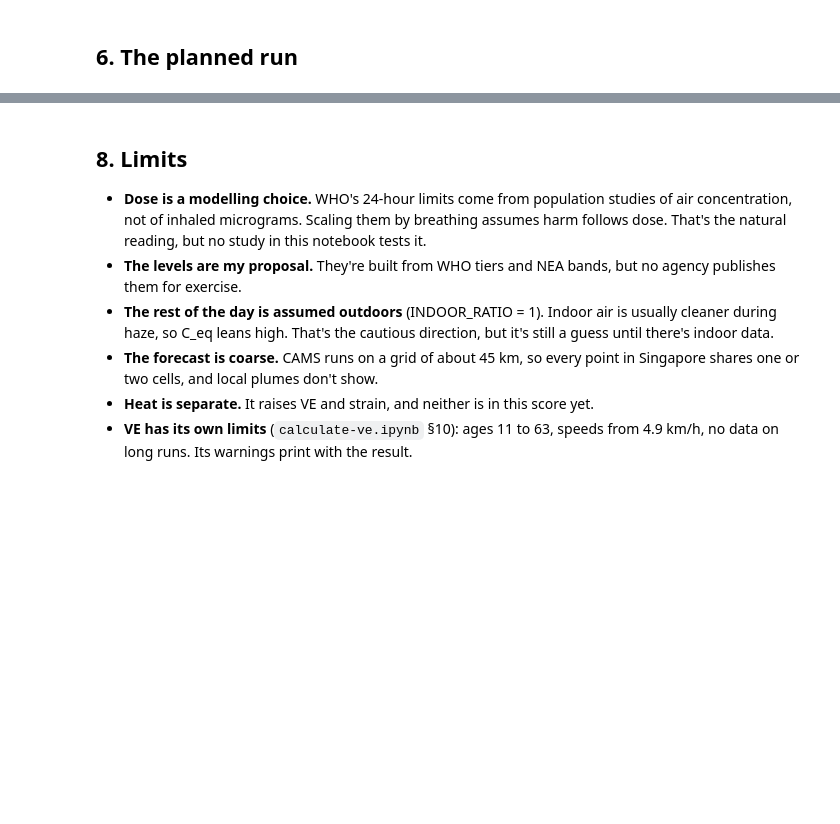
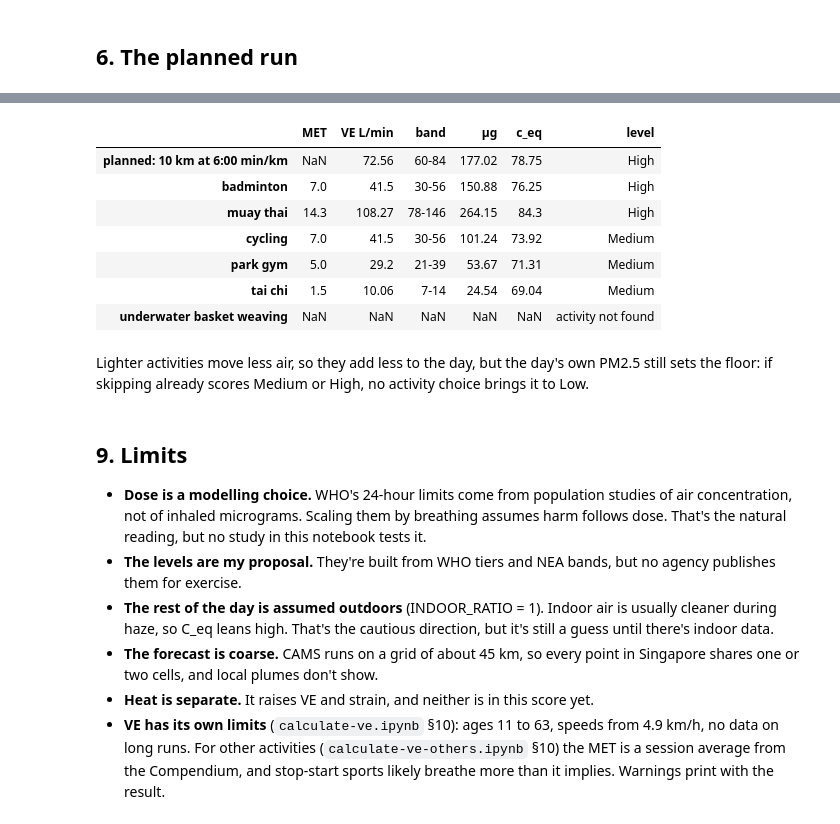
Before and after one commit to holmns/ibm-z, a Jupyter notebook: assess-risk.ipynb, the cells around one changed output, grey strips where cells are left out. Drawn from its saved outputs; the diff is of its cells as text; code cells hidden in the pictures; blank space fills up the shorter version.

```diff
--- a/assess-risk.ipynb
+++ b/assess-risk.ipynb
@@ -359,5 +403,38 @@ How to read the options, whatever the forecast:
+# %%
+others = [{"activity": "badminton", "intensity": "moderate", "minutes": 90},
+          {"activity": "muay thai", "intensity": "vigorous", "minutes": 60},
+          {"activity": "cycling", "intensity": "moderate", "minutes": 60},
+          {"activity": "park gym", "intensity": "moderate", "minutes": 45},
+          {"activity": "tai chi", "intensity": "light", "minutes": 60},
+          {"activity": "underwater basket weaving", "intensity": "moderate", "minutes": 60}]
+rows = {}
+for p in others:
+    if resolve_activity(p["activity"], p["intensity"]) is None:
+        rows[p["activity"]] = {"activity": "", "level": "activity not found"}
+        continue
+    r = run_risk(p, start)
+    rows[p["activity"]] = {"activity": describe(p), "MET": r["ve"]["met"], "VE L/min": r["ve_lmin"],
+                           "band": f"{r['ve']['ve_p10']:.0f}-{r['ve']['ve_p90']:.0f}", "µg": r["run_ug"], "c_eq": r["c_eq"],
+                           "level": r["level"]}
+if FOUND:
+    rows = {"planned: " + describe(PLAN): {"activity": describe(PLAN), "MET": np.nan, "VE L/min": plan_r["ve_lmin"],
+            "band": f"{v['ve_p10']:.0f}-{v['ve_p90']:.0f}", "µg": plan_r["run_ug"], "c_eq": plan_r["c_eq"],
+            "level": plan_r["level"]}} | rows
+display(pd.DataFrame(rows).T.drop(columns="activity").round(1))
+# %% [output]
+|  | MET | VE L/min | band | µg | c_eq | level |
+| planned: 10 km at 6:00 min/km | NaN | 72.56 | 60-84 | 177.02 | 78.75 | High |
+| badminton | 7.0 | 41.5 | 30-56 | 150.88 | 76.25 | High |
+| muay thai | 14.3 | 108.27 | 78-146 | 264.15 | 84.3 | High |
+| cycling | 7.0 | 41.5 | 30-56 | 101.24 | 73.92 | Medium |
+| park gym | 5.0 | 29.2 | 21-39 | 53.67 | 71.31 | Medium |
+| tai chi | 1.5 | 10.06 | 7-14 | 24.54 | 69.04 | Medium |
+| underwater basket weaving | NaN | NaN | NaN | NaN | NaN | activity not found |
+# %% [markdown]
+Lighter activities move less air, so they add less to the day, but the day's own PM2.5 still sets the floor: if
+skipping already scores Medium or High, no activity choice brings it to Low.
 # %% [markdown]
-## 8. Limits
+## 9. Limits
 
 * **Dose is a modelling choice.** WHO's 24-hour limits come from population studies of air concentration, not of
   inhaled micrograms. Scaling them by breathing assumes harm follows dose. That's the natural reading, but no study
@@ -370,4 +447,5 @@ How to read the options, whatever the forecast:
   and local plumes don't show.
 * **Heat is separate.** It raises VE and strain, and neither is in this score yet.
 * **VE has its own limits** (`calculate-ve.ipynb` §10): ages 11 to 63, speeds from 4.9 km/h, no data on long runs.
-  Its warnings print with the result.
+  For other activities (`calculate-ve-others.ipynb` §10) the MET is a session average from the Compendium, and
+  stop-start sports likely breathe more than it implies. Warnings print with the result.
```
Also changed, not shown: parts of 10 cells of this notebook, 33 other files.
